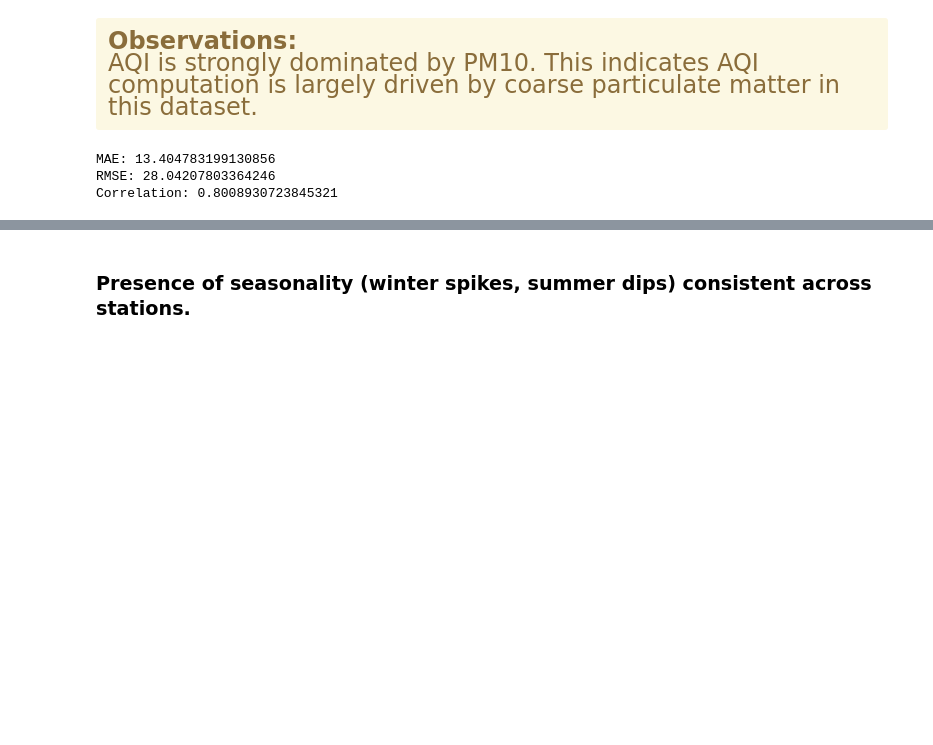
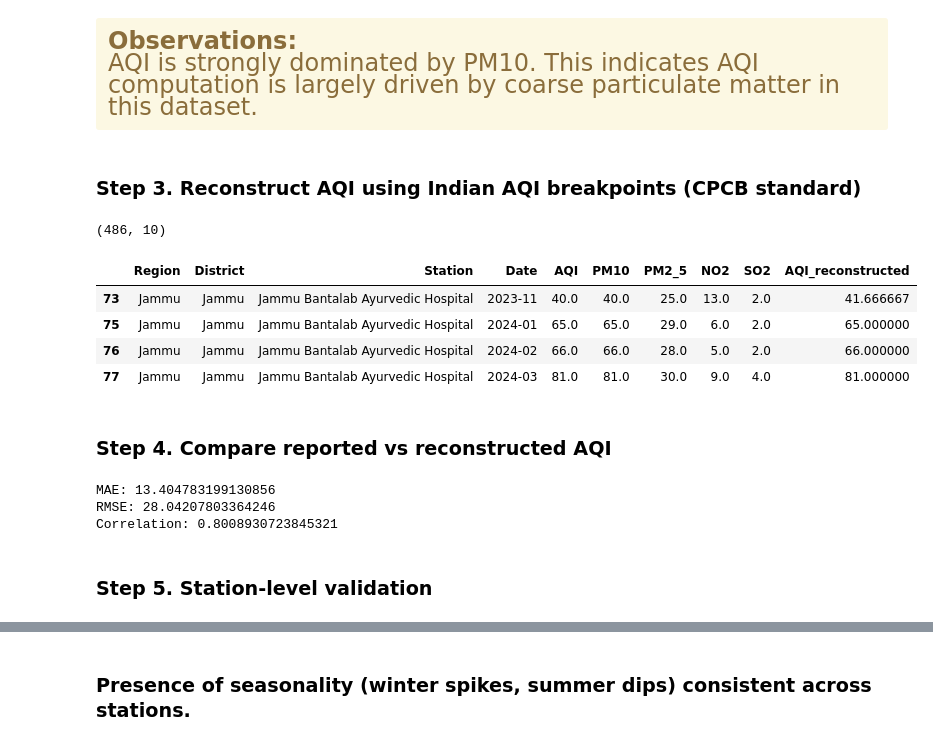
Before and after one commit to mohmmad-akeeb/j-k-pollution-data-analysis, a Jupyter notebook: Untitled.ipynb, the cells around one changed output, grey strips where cells are left out. Drawn from its saved outputs; the diff is of its cells as text; code cells hidden in the pictures; blank space fills up the shorter version.

```diff
--- a/Untitled.ipynb
+++ b/Untitled.ipynb
@@ -514,6 +1079,8 @@ plt.show()
 <div class="alert alert-block alert-warning" style="font-size:24px">
 <b>Observations:</b><br>AQI is strongly dominated by PM10. This indicates AQI computation is largely driven by coarse particulate matter in this dataset.
 </div>
+# %% [markdown]
+### Step 3. Reconstruct AQI using Indian AQI breakpoints (CPCB standard)
 # %%
 def sub_index(Cp, BLo, BHi, ILo, IHi):
     return ((IHi - ILo) / (BHi - BLo)) * (Cp - BLo) + ILo
@@ -542,6 +1109,20 @@ def compute_aqi(row):
     return max(sub_indices) if sub_indices else None
 
 aqi_df['AQI_reconstructed'] = aqi_df.apply(compute_aqi, axis=1)
+# %%
+aqi_df.shape
+# %% [output]
+(486, 10)
+# %%
+aqi_df.head(4)
+# %% [output]
+|  | Region | District | Station | Date | AQI | PM10 | PM2_5 | NO2 | SO2 | AQI_reconstructed |
+| 73 | Jammu | Jammu | Jammu Bantalab Ayurvedic Hospital | 2023-11 | 40.0 | 40.0 | 25.0 | 13.0 | 2.0 | 41.666667 |
+| 75 | Jammu | Jammu | Jammu Bantalab Ayurvedic Hospital | 2024-01 | 65.0 | 65.0 | 29.0 | 6.0 | 2.0 | 65.000000 |
+| 76 | Jammu | Jammu | Jammu Bantalab Ayurvedic Hospital | 2024-02 | 66.0 | 66.0 | 28.0 | 5.0 | 2.0 | 66.000000 |
+| 77 | Jammu | Jammu | Jammu Bantalab Ayurvedic Hospital | 2024-03 | 81.0 | 81.0 | 30.0 | 9.0 | 4.0 | 81.000000 |
+# %% [markdown]
+### Step 4. Compare reported vs reconstructed AQI
 # %%
 aqi_df['error'] = aqi_df['AQI'] - aqi_df['AQI_reconstructed']
 aqi_df['abs_error'] = aqi_df['error'].abs()
@@ -554,6 +1135,8 @@ print("Correlation:", aqi_df[['AQI','AQI_reconstructed']].corr().iloc[0,1])
 MAE: 13.404783199130856
 RMSE: 28.04207803364246
 Correlation: 0.8008930723845321
+# %% [markdown]
+### Step 5. Station-level validation
 # %%
 station_eval = (
     aqi_df.groupby('Station')[['AQI','AQI_reconstructed']]
```
Also changed, not shown: parts of 67 cells of this notebook, 2 other files.
